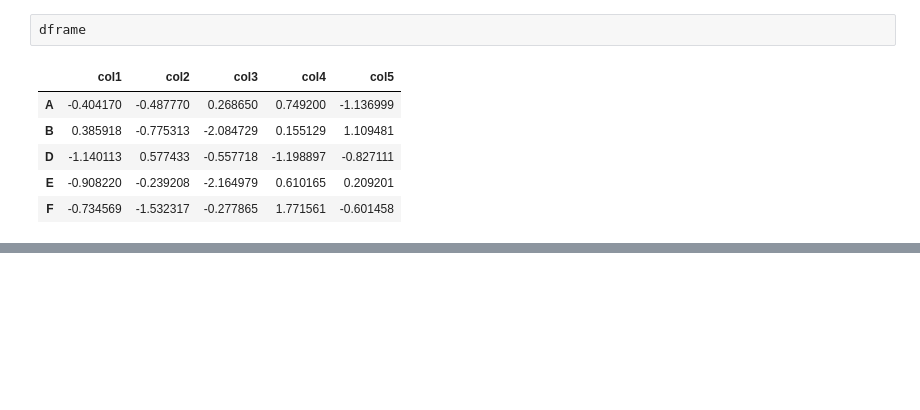
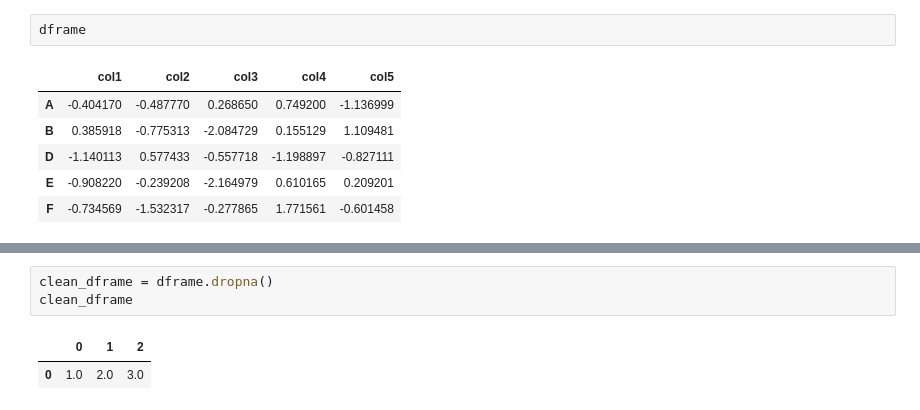
Before and after one commit to hari09kg1a0403/datascience_visualization, a Jupyter notebook: simple_pandas.ipynb, the cells around one changed output, grey strips where cells are left out. Drawn from its saved outputs; the diff is of its cells as text; blank space fills up the shorter version.

```diff
--- a/simple_pandas.ipynb
+++ b/simple_pandas.ipynb
@@ -380,0 +422,6 @@ dframe
+# %%
+clean_dframe = dframe.dropna()
+clean_dframe
+# %% [output]
+|  | 0 | 1 | 2 |
+| 0 | 1.0 | 2.0 | 3.0 |
```
Also changed, not shown: parts of 9 cells of this notebook.
